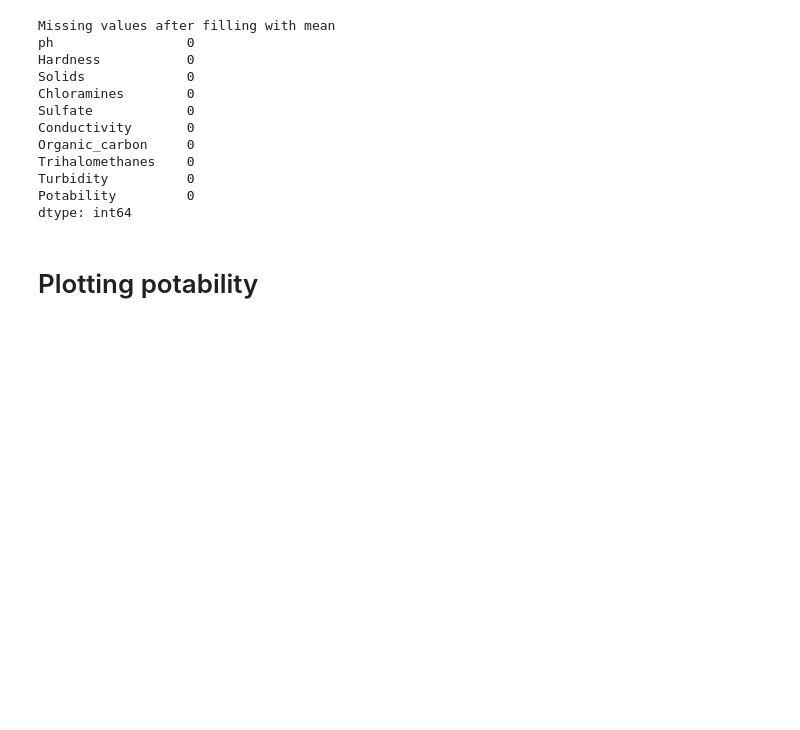
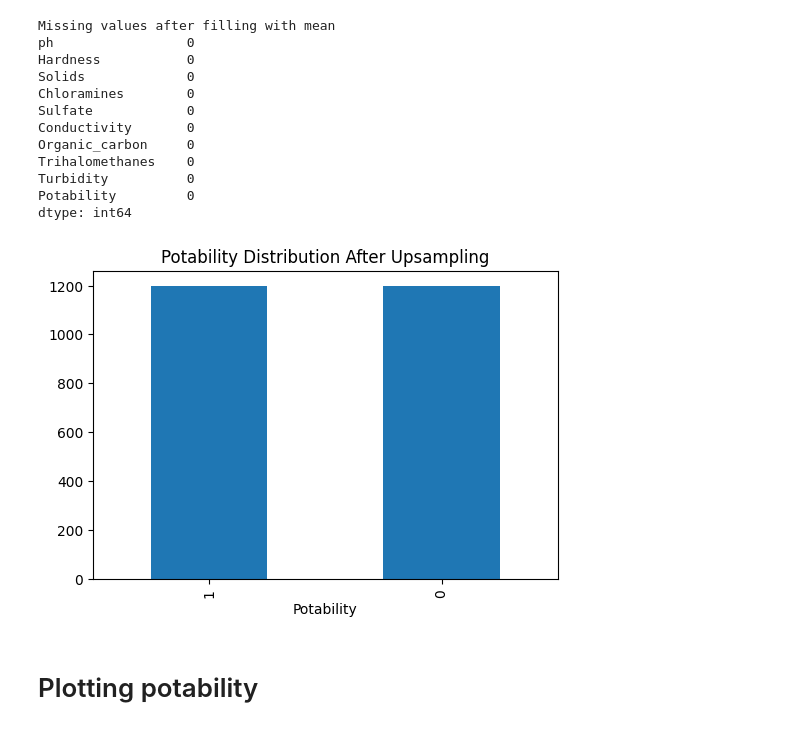
Before and after one commit to melihaslan233-glitch/Water-Quality-data-, a Jupyter notebook: waterqualitySAMSUNG.ipynb, the cells around one changed output. Saved outputs shown, nothing was run; the diff lists cells and outputs as text; code cells hidden in the pictures; blank space fills up the shorter version.

```diff
--- a/waterqualitySAMSUNG.ipynb
+++ b/waterqualitySAMSUNG.ipynb
@@ -86,6 +100,25 @@ Trihalomethanes    0
 Turbidity          0
 Potability         0
 dtype: int64
+# %%
+#Fixing class imbalance with upsampling
+from sklearn.utils import resample, shuffle
+
+zero = df[df['Potability'] == 0]
+one  = df[df['Potability'] == 1]
+
+# Upsample the minority class (potable water) to match majority
+df_minority_upsampled = resample(one, replace=True, n_samples=len(zero), random_state=42)
+df = pd.concat([zero, df_minority_upsampled])
+df = shuffle(df, random_state=42)
+
+
+plt.figure(figsize=(6, 4))
+df['Potability'].value_counts().plot(kind='bar')
+plt.title("Potability Distribution After Upsampling")
+plt.show()
+# %% [output]
+[figure, added]
 # %% [markdown]
 # Plotting potability
 # %%
```
Also changed, not shown: parts of 14 cells of this notebook.
